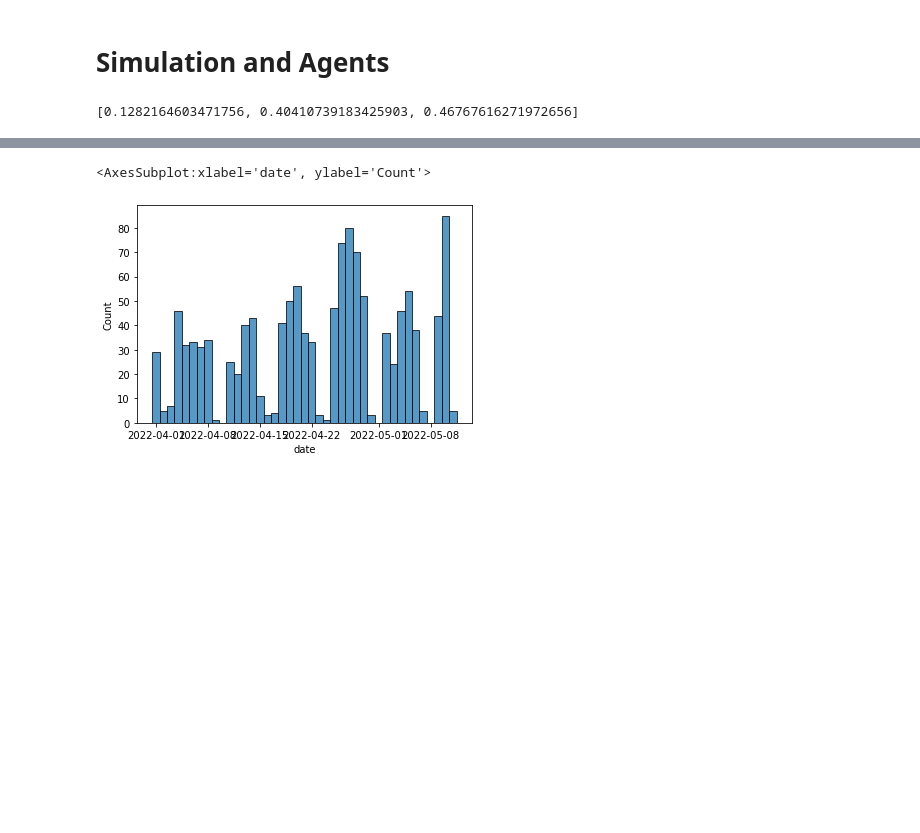
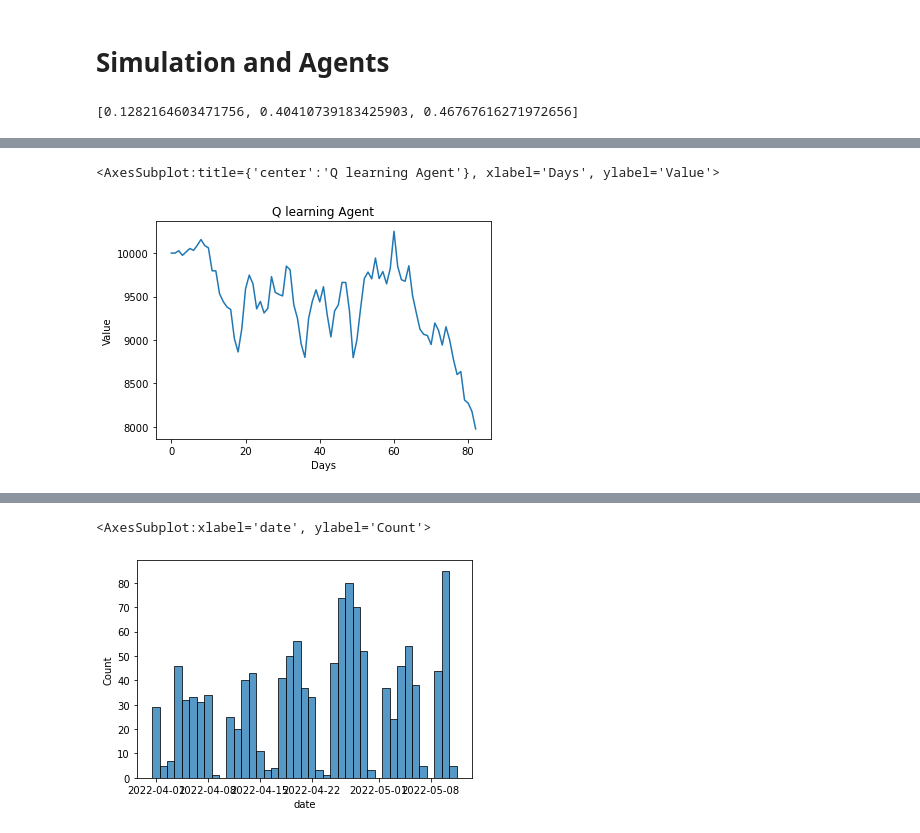
Before and after one commit to mufaddalchakera96/TwtFinSentimentRLAgent, a Jupyter notebook: simulator.ipynb, the cells around one changed output, grey strips where cells are left out. Drawn from its saved outputs; the diff is of its cells as text; code cells hidden in the pictures; blank space fills up the shorter version.

```diff
--- a/simulator.ipynb
+++ b/simulator.ipynb
@@ -296,13 +306,14 @@ qAgent = AgentQ(stock_tweets, stock_prices)
 # %%
 # Training for Q agent
 NUM_EPISODES = 2000
-REPLAY_INTERVAL = 5
+REPLAY_INTERVAL = 10
 UPDATE_INTERVAL = REPLAY_INTERVAL * 2
 EPSILON_START = 1.0
 EPSILON_DECAY = 0.995
 
 qAgent.epsilon = EPSILON_START
 rewards = []
+histories = []
 
 for e in range(NUM_EPISODES):
     train = True if (e // REPLAY_INTERVAL > 0 and e % REPLAY_INTERVAL == 0) else False
@@ -310,15 +321,17 @@ for e in range(NUM_EPISODES):
 
     sim.simulate()
     rewards.append(qAgent.cum_reward)
+    histories.append(sim.history)
 
-    print(f"Episode {e} reward {rewards[-1]}")
+    print(f"Episode {e} for episolon {qAgent.epsilon} reward {rewards[-1]} and final capital {sim.history[-1]}")
+    qAgent.epsilon *= EPSILON_DECAY
     if(train):
         print("Training")
         sns.lineplot(x = range(len(rewards)), y = rewards)
         plt.savefig(f"figures/rewards.png")
         plt.clf()
         qAgent.agent.replay()
-        qAgent.epsilon *= EPSILON_DECAY
+
 
     if(train and e % UPDATE_INTERVAL == 0):
         print("Updating and Saving")
@@ -357,2 +368,11 @@ total sells: 144
 total_holds : 0
+# %%
+p = sns.lineplot(x = range(len(sim_q.history)), y = sim_q.history)
+p.set_xlabel("Days", fontsize = 10)
+p.set_ylabel("Value", fontsize = 10)
+p.set_title("Q learning Agent")
+p
+# %% [output]
+<AxesSubplot:title={'center':'Q learning Agent'}, xlabel='Days', ylabel='Value'>
+[figure, added]
 # %%
```
Also changed, not shown: parts of 13 cells of this notebook, 10 other files.
